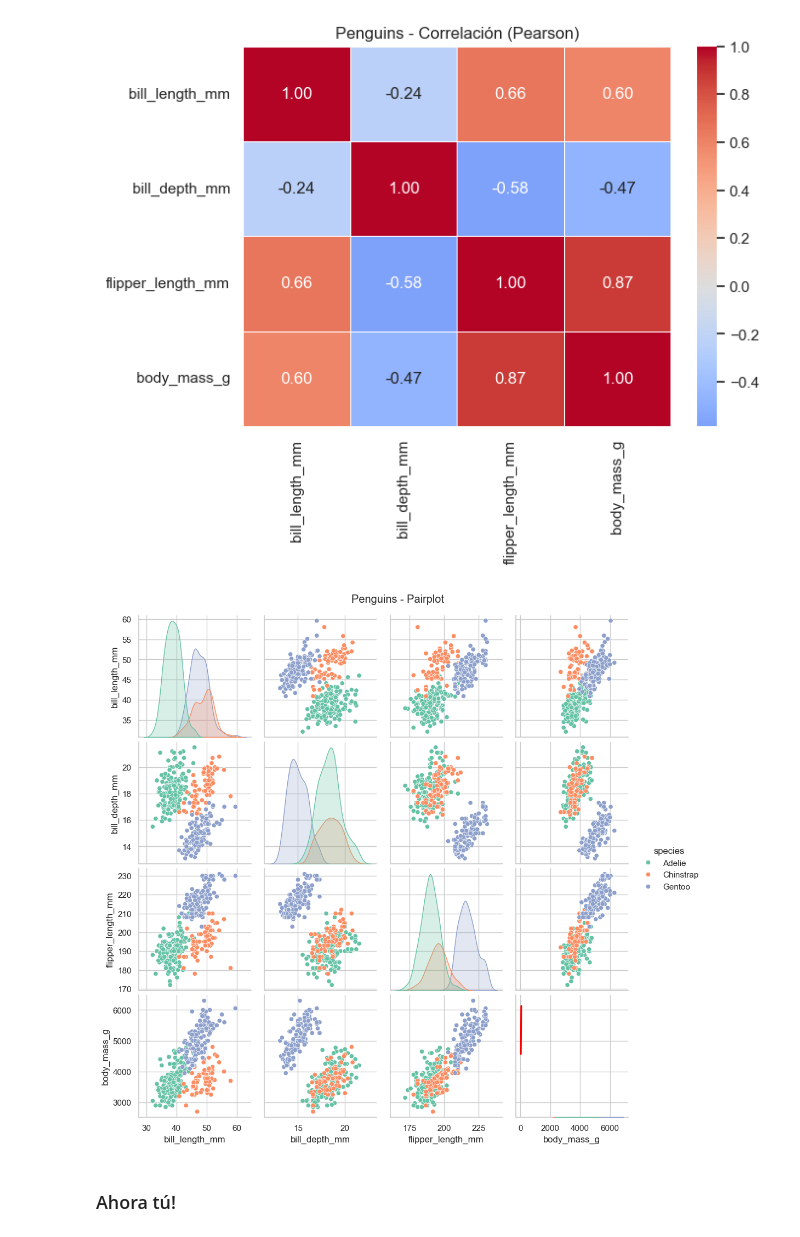
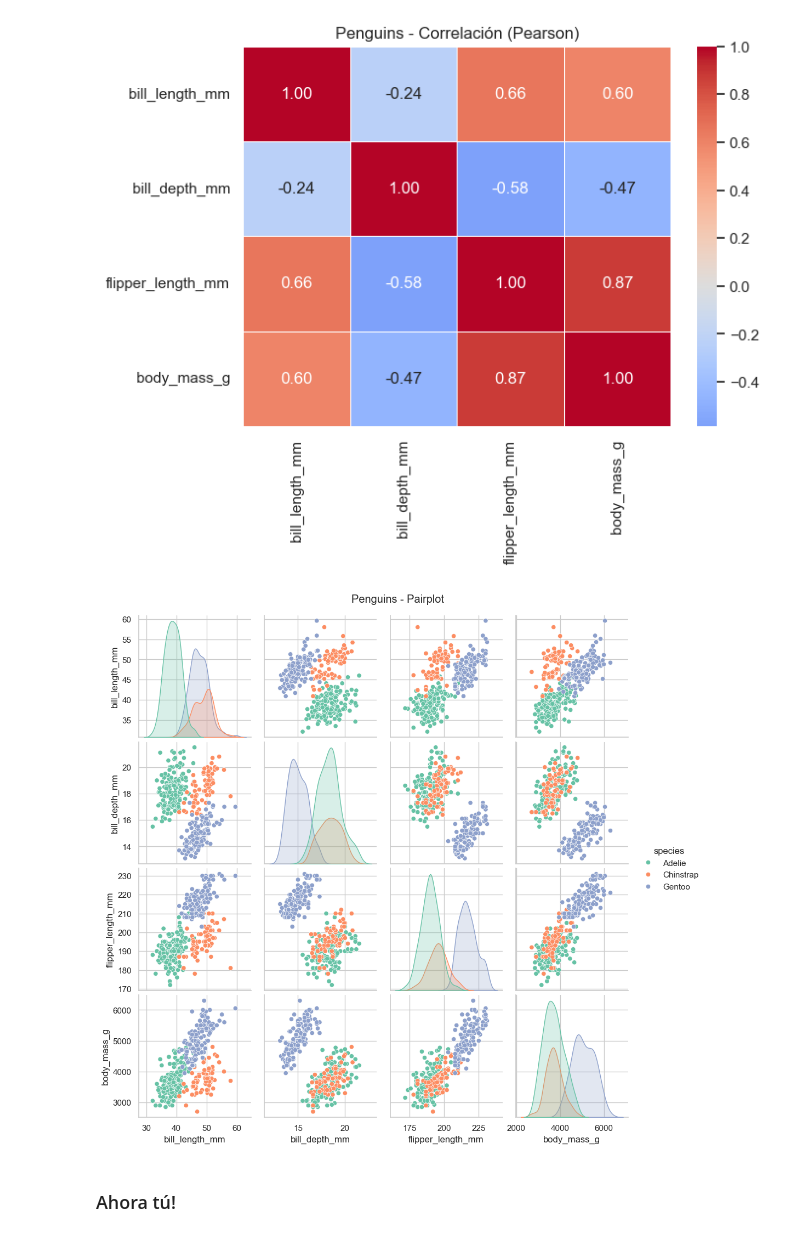
Before and after one commit to gbuvoli/DA_T8, a Jupyter notebook: Sprint8_semana1.ipynb, the cells around one changed output. Saved outputs shown, nothing was run; the diff lists cells and outputs as text; code cells hidden in the pictures.

```diff
--- a/Sprint8_semana1.ipynb
+++ b/Sprint8_semana1.ipynb
@@ -271,11 +271,11 @@ plt.show()
 [figure]
 # %%
 # Pairplot (scatterplot + distribución)
-sns.pairplot(penguins, diag_kind="kde", hue="species", palette="Set2"}) # tipo de gráfico en la diagonal
+sns.pairplot(penguins, diag_kind="kde", hue="species", palette="Set2") # tipo de gráfico en la diagonal
 plt.suptitle("Penguins - Pairplot", y=1.02)
 plt.show()
 # %% [output]
-[figure, old version]
+[figure, new version]
 # %% [markdown]
 ### Ahora tú!
 # %%
```
